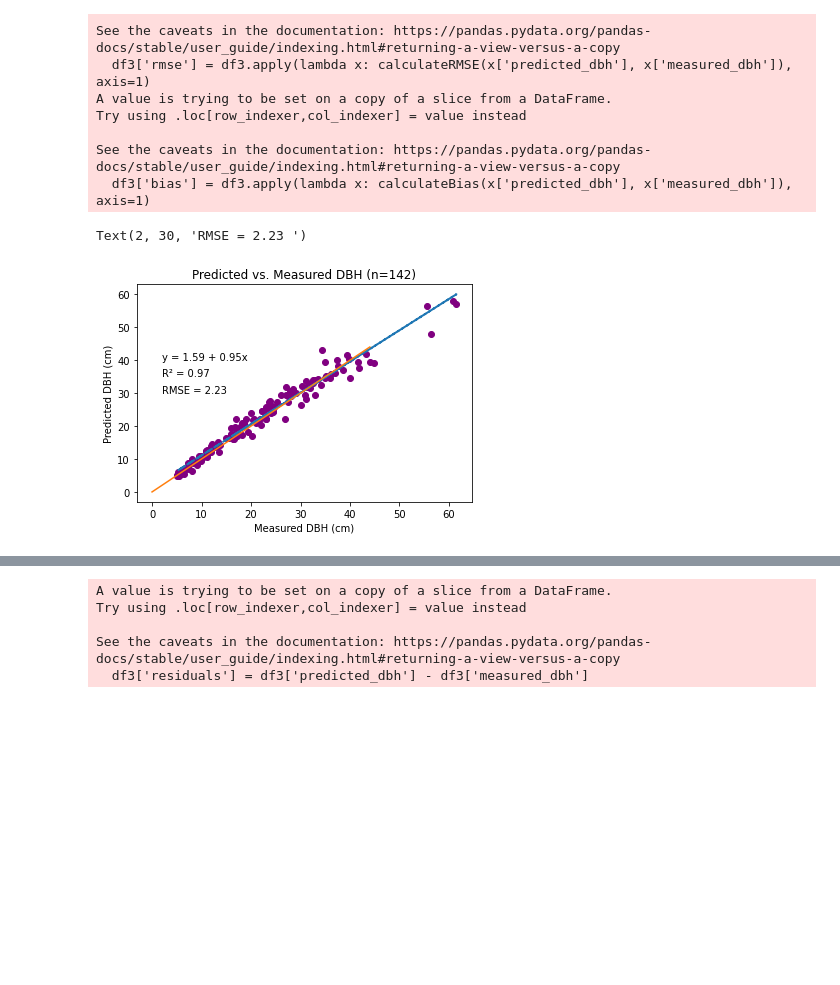
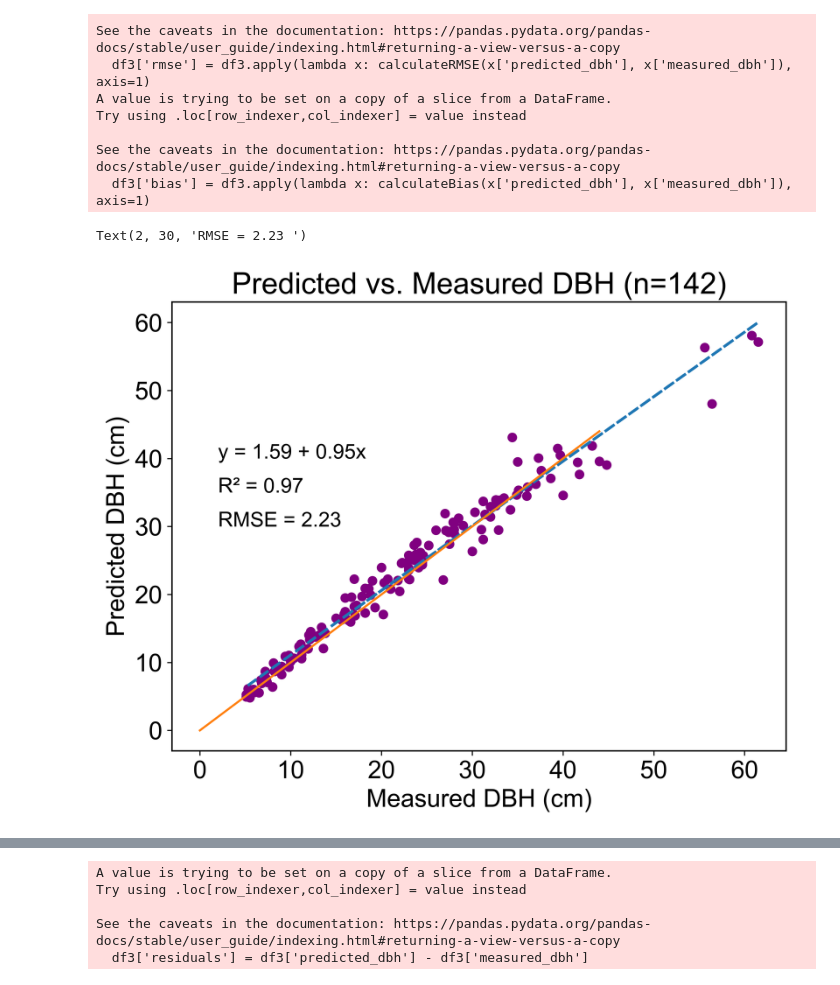
Before and after one commit to eai6/pv_mrv, a Jupyter notebook: statistical_analysis/tree_dbh_model_testing.ipynb, the cells around one changed output, grey strips where cells are left out. Cells and saved outputs as stored; diff of their text form; code cells hidden in the pictures; blank space fills up the shorter version.

```diff
--- a/statistical_analysis/tree_dbh_model_testing.ipynb
+++ b/statistical_analysis/tree_dbh_model_testing.ipynb
@@ -9,6 +9,17 @@ from sklearn.metrics import r2_score
 import math
 import seaborn as sns
 import shutil
+# %%
+import matplotlib as mpl
+from matplotlib.pyplot import figure
+#import matplotlib.pyplot as plt
+#import numpy as np
+#from pylab import cm
+
+# Edit the font, font size, and axes width
+mpl.rcParams['font.family'] = 'Arial'
+plt.rcParams['font.size'] = 18
+plt.rcParams['axes.linewidth'] = 1
 # %%
 # odk data for the evaluation and testing data
 media_path = "/Users/edwardamoah/Documents/GitHub/pv_mrv/statistical_analysis/data/odk_data/media"
@@ -315,25 +310,31 @@ See the caveats in the documentation: https://pandas.pydata.org/pandas-docs/stab
 # %%
 # make residual plot for the corelation between predicted and measure dbh values
 x = np.array(df3['measured_dbh']); y = np.array( [ float(x) for x in df3['predicted_dbh']])
 a, b = np.polyfit(x, y , 1)
 
+figure(figsize=(8, 6), dpi=600)
+
+# font
+font = {'fontname':'Arial'}
+
+
 plt.scatter(x, y, color='purple')
 plt.plot(x, a*x+b, linestyle='--', linewidth=2)
 plt.plot(np.arange(45), np.arange(45))
-plt.xlabel("Measured DBH (cm)")
-plt.ylabel("Predicted DBH (cm)")
-plt.title(f"Predicted vs. Measured DBH (n={len(df3)})")
+plt.xlabel("Measured DBH (cm)", **font)
+plt.ylabel("Predicted DBH (cm)", **font)
+plt.title(f"Predicted vs. Measured DBH (n={len(df3)})", **font)
 
 # add fitted regression equation to plot
-plt.text(2, 40, 'y = ' + '{:.2f}'.format(b) + ' + {:.2f}'.format(a) + 'x', size=10)
+plt.text(2, 40, 'y = ' + '{:.2f}'.format(b) + ' + {:.2f}'.format(a) + 'x', size=15, **font)
 
 # add the r2
-plt.text(2,35, f"R\u00b2 = {round(r2_score(x,y),2)} ", size=10)
+plt.text(2,35, f"R\u00b2 = {round(r2_score(x,y),2)} ", size=15, **font)
 
 # add rmse
-plt.text(2,30, f"RMSE = {round(rmse,2)} ", size=10)
+plt.text(2,30, f"RMSE = {round(rmse,2)} ", size=15, **font)
 # %% [output]
 Text(2, 30, 'RMSE = 2.23 ')
-[figure, old version]
+[figure, new version]
 # %%
 #Make a distribution plot for the dataset used for evaluation
```
Also changed, not shown: parts of 10 cells of this notebook, 2 other files.
